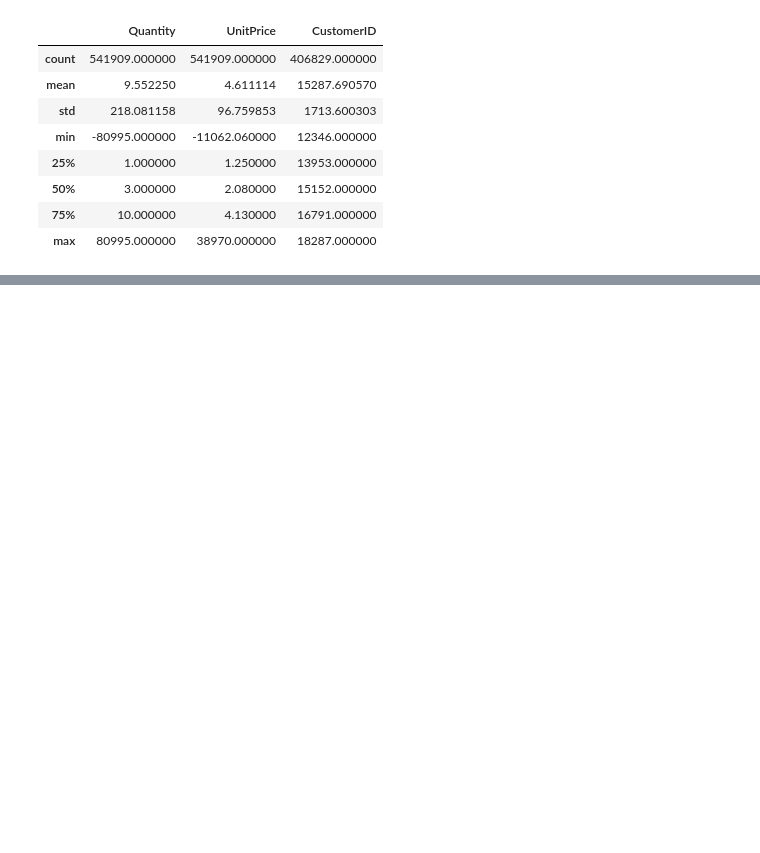
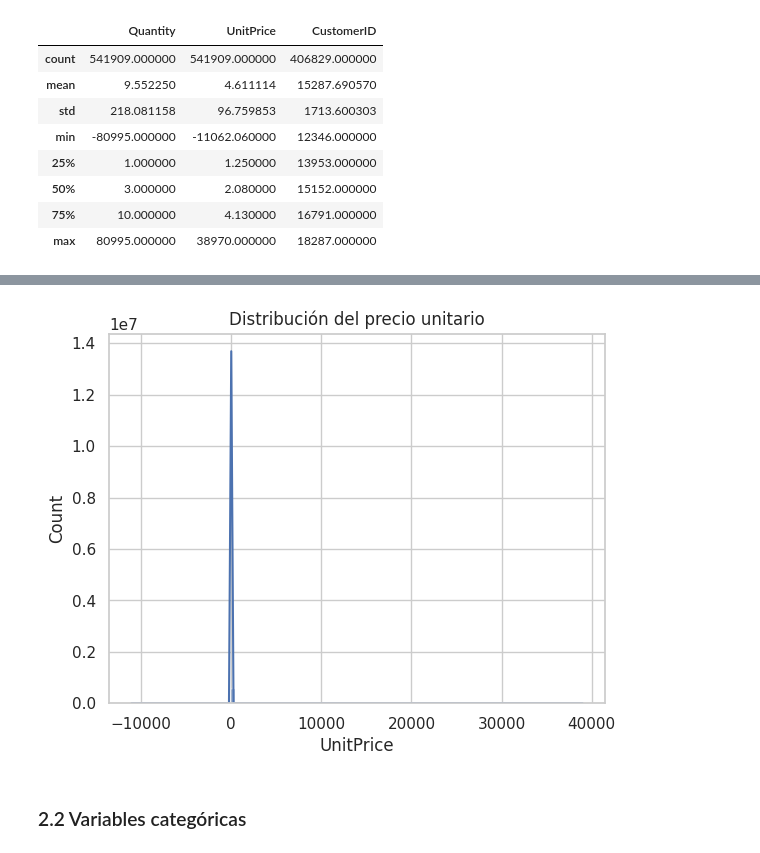
Before and after one commit to NicolasBeatum/EDA_FundamentosML_NicolasHernandez, a Jupyter notebook: FMLNicolasHernandez_Prueba1.ipynb, the cells around one changed output, grey strips where cells are left out. Cells and saved outputs as stored; diff of their text form; code cells hidden in the pictures; blank space fills up the shorter version.

```diff
--- a/FMLNicolasHernandez_Prueba1.ipynb
+++ b/FMLNicolasHernandez_Prueba1.ipynb
@@ -60,0 +120,9 @@ TypeError: can only concatenate str (not "int") to str
+# %%
+# Distribución del precio
+sns.histplot(df['UnitPrice'], bins=100, kde=True)
+plt.title('Distribución del precio unitario')
+plt.show()
+# %% [output]
+[figure, added]
+# %% [markdown]
+### 2.2 Variables categóricas
```
Also changed, not shown: parts of 36 cells of this notebook.
